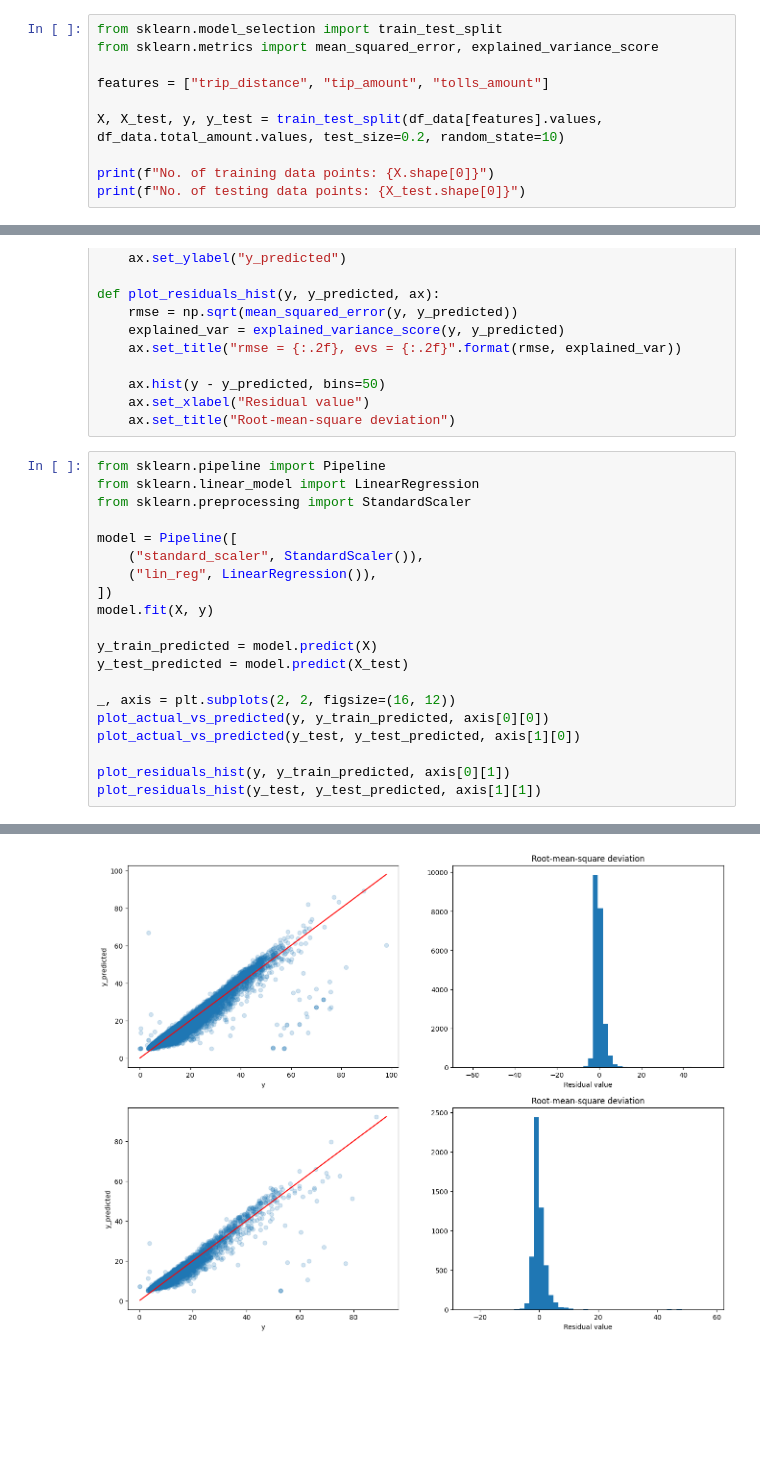
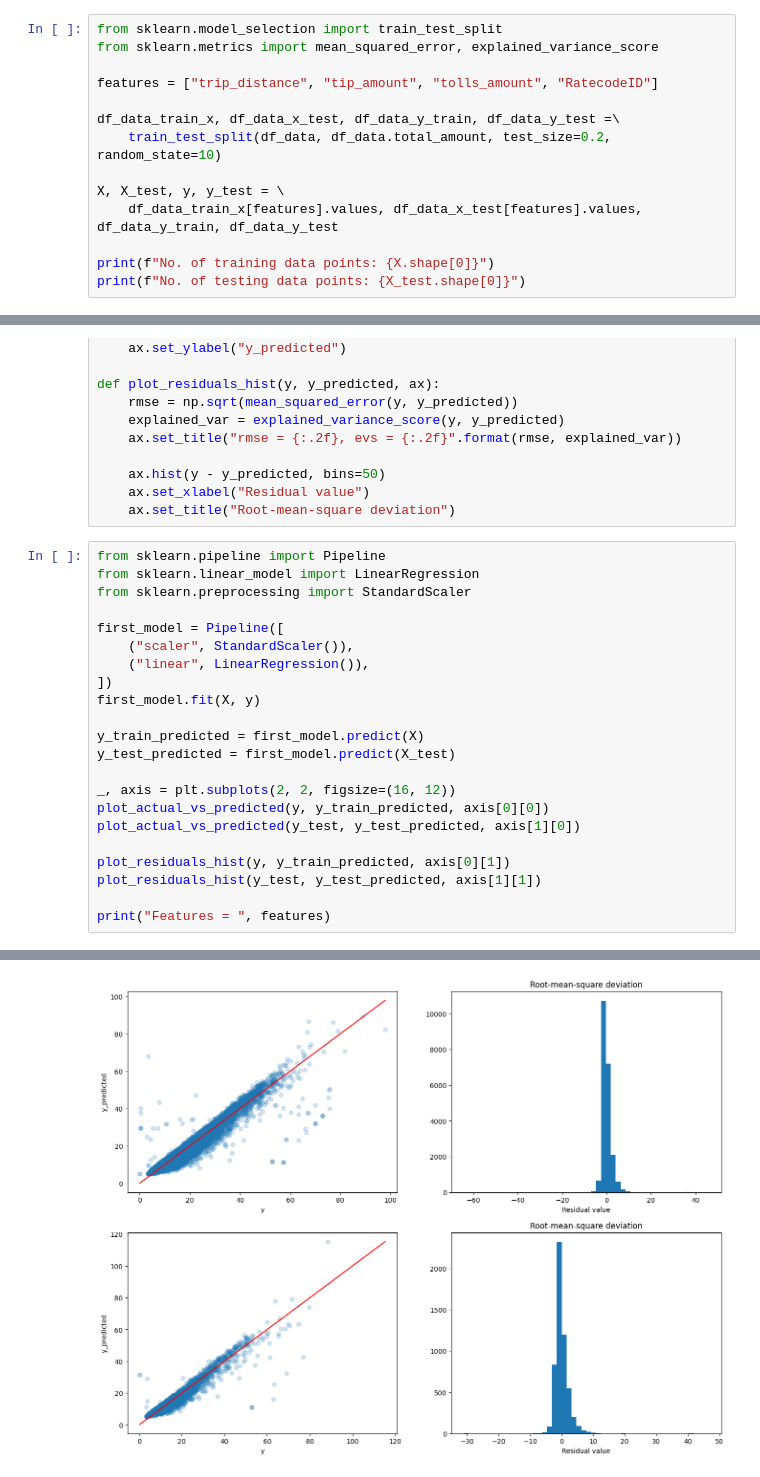
Before and after one commit to t3ch123/reimagined-computing-machine, a Jupyter notebook: notebook.ipynb, the cells around one changed output, grey strips where cells are left out. Drawn from its saved outputs; the diff is of its cells as text; blank space fills up the shorter version.

```diff
--- a/notebook.ipynb
+++ b/notebook.ipynb
@@ -492,9 +505,13 @@ Using the correlation matrices and the analyses described above, we will go for
 from sklearn.model_selection import train_test_split
 from sklearn.metrics import mean_squared_error, explained_variance_score
 
-features = ["trip_distance", "tip_amount", "tolls_amount"]
+features = ["trip_distance", "tip_amount", "tolls_amount", "RatecodeID"]
 
-X, X_test, y, y_test = train_test_split(df_data[features].values, df_data.total_amount.values, test_size=0.2, random_state=10)
+df_data_train_x, df_data_x_test, df_data_y_train, df_data_y_test =\
+    train_test_split(df_data, df_data.total_amount, test_size=0.2, random_state=10)
+
+X, X_test, y, y_test = \
+    df_data_train_x[features].values, df_data_x_test[features].values, df_data_y_train, df_data_y_test
 
 print(f"No. of training data points: {X.shape[0]}")
 print(f"No. of testing data points: {X_test.shape[0]}")
@@ -525,14 +542,14 @@ from sklearn.pipeline import Pipeline
 from sklearn.linear_model import LinearRegression
 from sklearn.preprocessing import StandardScaler
 
-model = Pipeline([
-    ("standard_scaler", StandardScaler()),
-    ("lin_reg", LinearRegression()),
+first_model = Pipeline([
+    ("scaler", StandardScaler()),
+    ("linear", LinearRegression()),
 ])
-model.fit(X, y)
+first_model.fit(X, y)
 
-y_train_predicted = model.predict(X)
-y_test_predicted = model.predict(X_test)
+y_train_predicted = first_model.predict(X)
+y_test_predicted = first_model.predict(X_test)
 
 _, axis = plt.subplots(2, 2, figsize=(16, 12))
 plot_actual_vs_predicted(y, y_train_predicted, axis[0][0])
@@ -540,4 +557,6 @@ plot_actual_vs_predicted(y_test, y_test_predicted, axis[1][0])
 
 plot_residuals_hist(y, y_train_predicted, axis[0][1])
 plot_residuals_hist(y_test, y_test_predicted, axis[1][1])
+
+print("Features = ", features)
 # %% [output]
@@ -544 +564 @@ plot_residuals_hist(y_test, y_test_predicted, axis[1][1])
-[figure, old version]
+[figure, new version]
```
Also changed, not shown: parts of 17 cells of this notebook.
